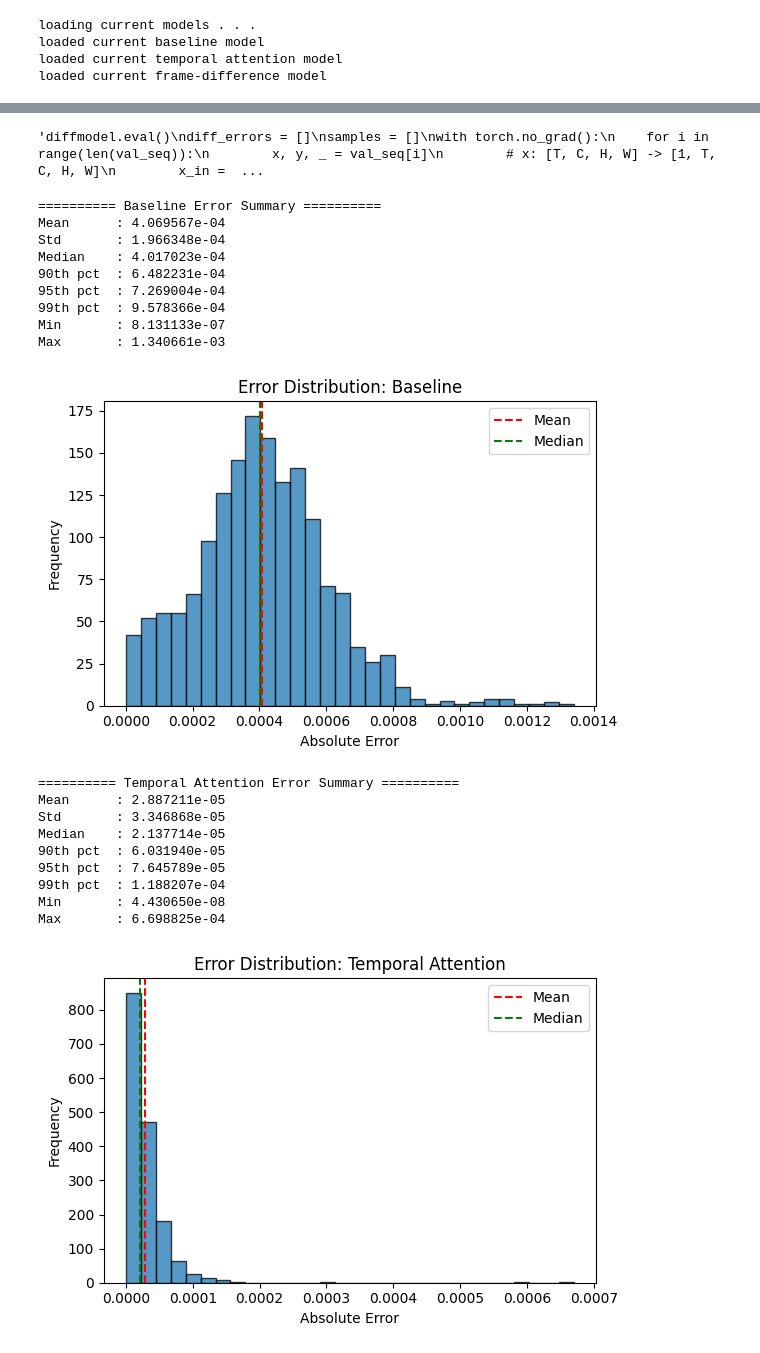
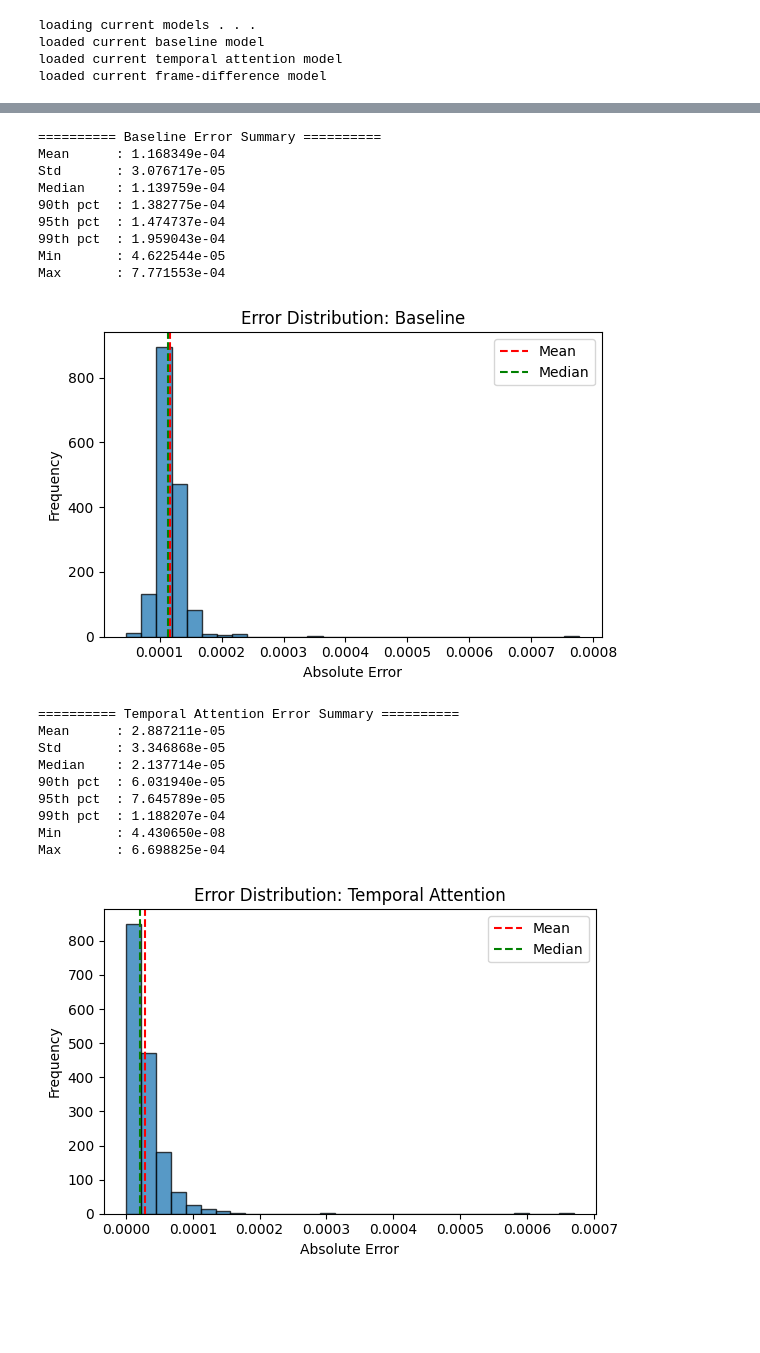
Before and after one commit to Luminous271/Solar-Flare-Prediction, a Jupyter notebook: project.ipynb, the cells around one changed output, grey strips where cells are left out. Cells and saved outputs as stored; diff of their text form; code cells hidden in the pictures; blank space fills up the shorter version.

```diff
--- a/project.ipynb
+++ b/project.ipynb
@@ -327,7 +344,7 @@ temp_model.load_state_dict(torch.load("attention_full.pth", map_location=device)
 print("loaded current temporal attention model")
 encoder = BaselineCNN().to(device)
 diffmodel = FrameDiffModel(encoder).to(device)
-diffmodel.load_state_dict(torch.load("framediff_model_2.pth"))
+diffmodel.load_state_dict(torch.load("framediff_full.pth"))
 print("loaded current frame-difference model")
 # %% [output]
 loading current models . . .
@@ -358,6 +375,7 @@ with torch.no_grad():
 temp_model.eval()
 temporal_errors = []
 samples = []
+all_attn = []
 with torch.no_grad():
     for i in range(len(val_seq)):
         x, y, _ = val_seq[i]
@@ -366,6 +384,7 @@ with torch.no_grad():
         y_val = float(y)
         preds, attn = temp_model(x_in)
         pred = preds.item()
+        all_attn.append(attn)
         # safety checks
         if math.isnan(pred) or math.isnan(y_val):
             continue
@@ -375,5 +414,5 @@ with torch.no_grad():
 # %%
-"""diffmodel.eval()
+diffmodel.eval()
 diff_errors = []
 samples = []
 with torch.no_grad():
@@ -389,9 +428,7 @@ with torch.no_grad():
             continue
         err = abs(pred - y_val)
         diff_errors.append(err)
-        samples.append((i, x, y_val, pred))"""
+        samples.append((i, x, y_val, pred))
-# %% [output]
-'diffmodel.eval()\ndiff_errors = []\nsamples = []\nwith torch.no_grad():\n    for i in range(len(val_seq)):\n        x, y, _ = val_seq[i]\n        # x: [T, C, H, W] -> [1, T, C, H, W]\n        x_in =  ...
 # %%
 import numpy as np
 import matplotlib.pyplot as plt
@@ -438,18 +475,18 @@ def summarize_errors(errors, name, bins=30):
 # %%
 summarize_errors(baseline_errors, "Baseline")
 summarize_errors(temporal_errors, "Temporal Attention")
-# summarize_errors(diff_errors, "Temporal Difference")
+summarize_errors(diff_errors, "Temporal Difference")
 # %% [output]
 ========== Baseline Error Summary ==========
-Mean      : 4.069567e-04
-Std       : 1.966348e-04
-Median    : 4.017023e-04
-90th pct  : 6.482231e-04
-95th pct  : 7.269004e-04
-99th pct  : 9.578366e-04
-Min       : 8.131133e-07
-Max       : 1.340661e-03
+Mean      : 1.168349e-04
+Std       : 3.076717e-05
+Median    : 1.139759e-04
+90th pct  : 1.382775e-04
+95th pct  : 1.474737e-04
+99th pct  : 1.959043e-04
+Min       : 4.622544e-05
+Max       : 7.771553e-04
-[figure, old version]
+[figure, new version]
 ========== Temporal Attention Error Summary ==========
 Mean      : 2.887211e-05
 Std       : 3.346868e-05
```
Also changed, not shown: parts of 5 cells of this notebook, 2 other files.
